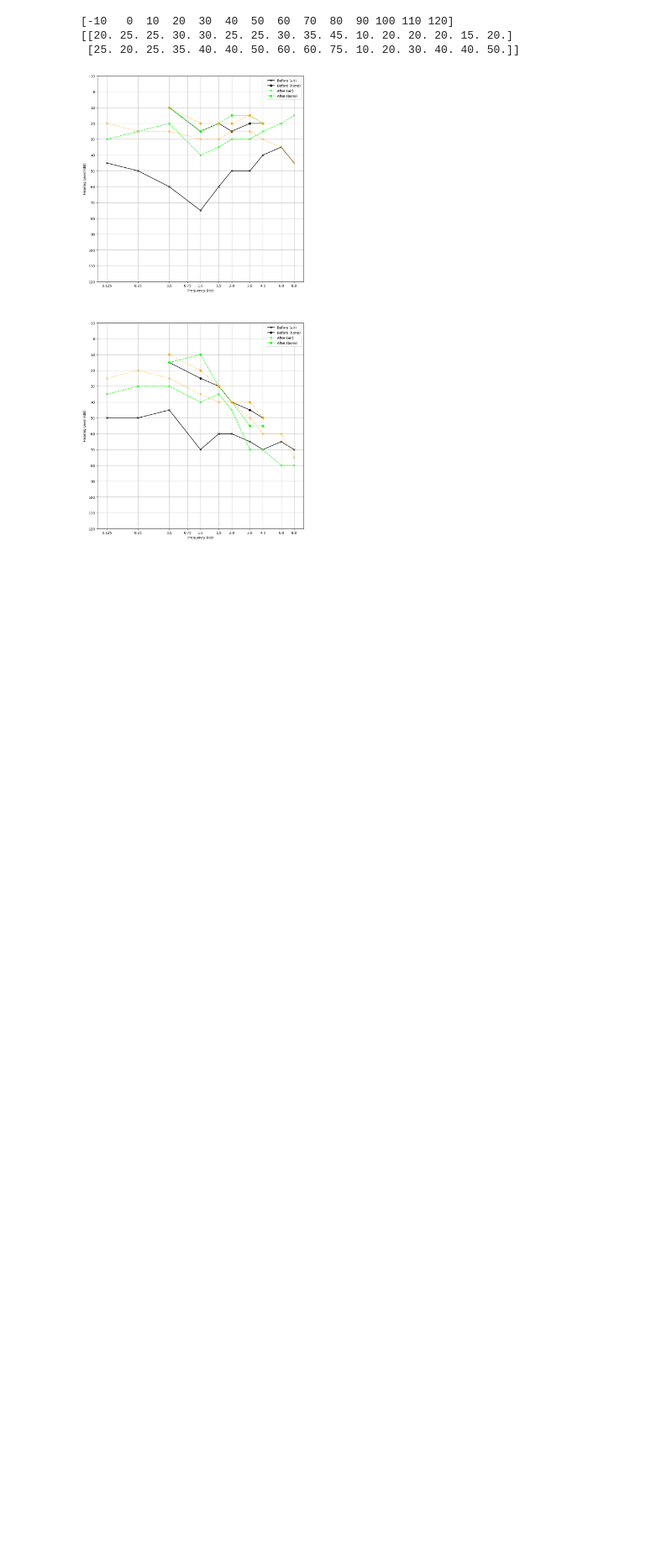
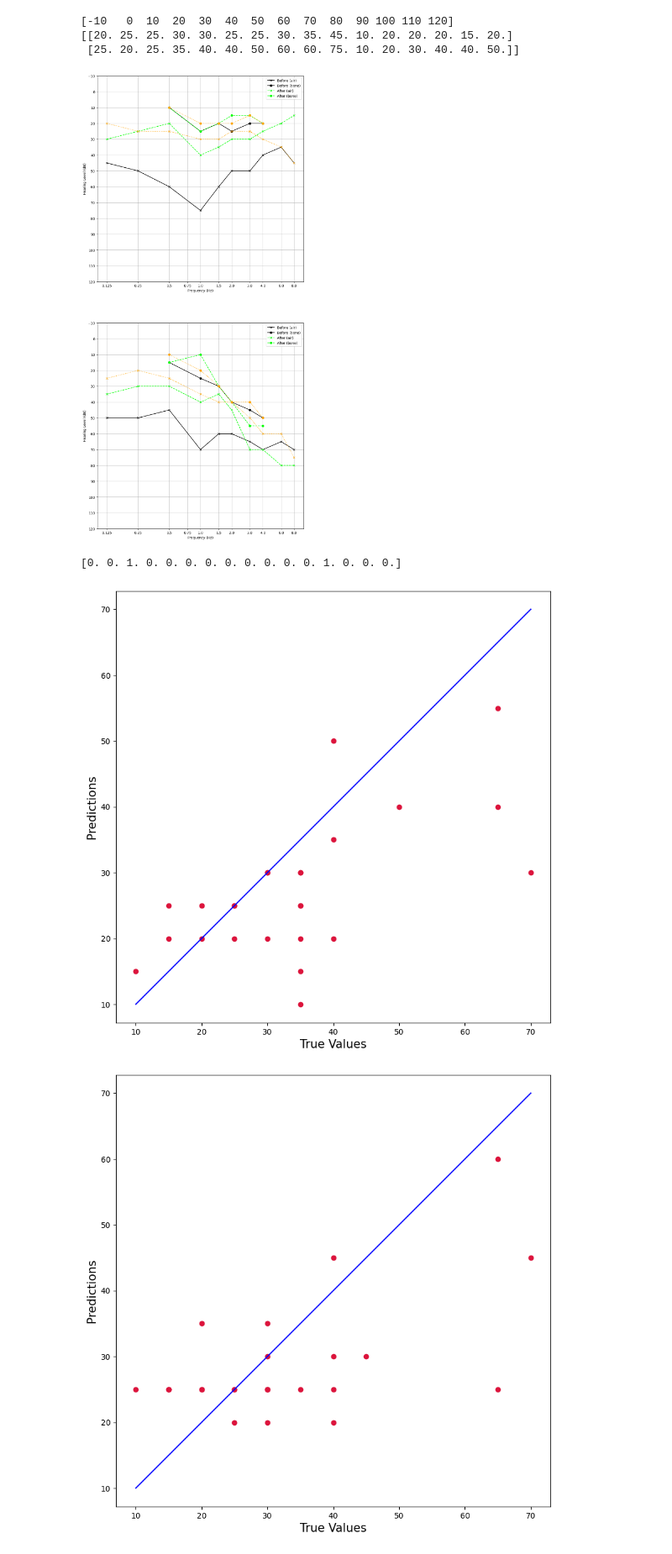
Before and after one commit to vrebol/stapedotomy-prediction-code, a Jupyter notebook: 6visualization.ipynb, the cells around one changed output. Shown at 84% size. Cells and saved outputs as stored; diff of their text form; code cells hidden in the pictures; blank space fills up the shorter version.

Commit message:
Added predictions-ground truth plot

```diff
--- a/6visualization.ipynb
+++ b/6visualization.ipynb
@@ -68,3 +68,35 @@ for i in range(n_rows):
 [[20. 25. 25. 30. 30. 25. 25. 30. 35. 45. 10. 20. 20. 20. 15. 20.]
  [25. 20. 25. 35. 40. 40. 50. 60. 60. 75. 10. 20. 30. 40. 40. 50.]]
 [figure]
+# %%
+print(ignore_filters)
+
+var_path = "variables/"
+
+x_test = pd.read_csv(var_path + 'x_test.csv')
+y_test = pd.read_csv(var_path + 'y_test.csv')
+
+# plot adapted from https://stackoverflow.com/questions/58410187/how-to-plot-predicted-values-vs-the-true-value
+for i in range(16):
+    tmp_data = x_test[columns_list[i]]
+    true_value = y_test.iloc[:,i]
+    if(ignore_filters[i] == 1):
+        tmp_predicted_data = funct.predict_and_round(best_models[i],x_test)
+    else:
+        tmp_predicted_data = funct.predict_and_round(best_models[i],tmp_data)
+
+
+    plt.figure(figsize=(10,10))
+    plt.scatter(true_value, tmp_predicted_data, c='crimson')
+
+    p1 = max(max(tmp_predicted_data), max(true_value))
+    p2 = min(min(tmp_predicted_data), min(true_value))
+    plt.plot([p1, p2], [p1, p2], 'b-')
+    plt.xlabel('True Values', fontsize=15)
+    plt.ylabel('Predictions', fontsize=15)
+    plt.axis('equal')
+    plt.show()
+# %% [output]
+[0. 0. 1. 0. 0. 0. 0. 0. 0. 0. 0. 0. 1. 0. 0. 0.]
+[figure, added]
+[figure, added]
```
Also changed, not shown: parts of 1 cell of this notebook.
